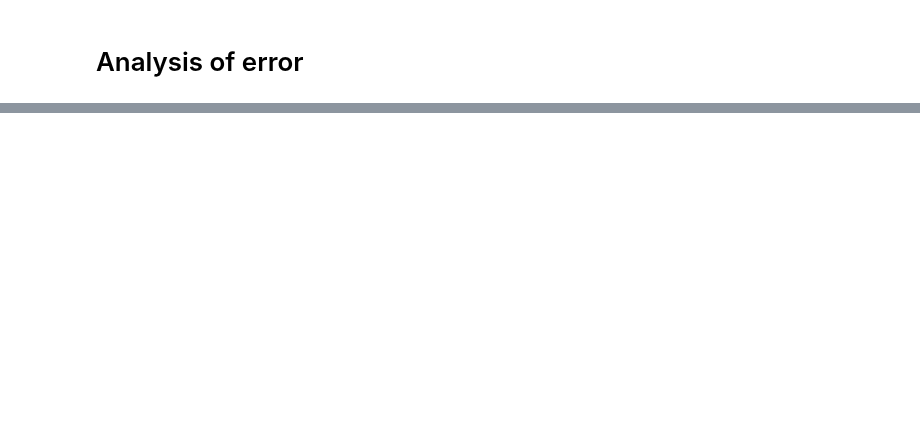
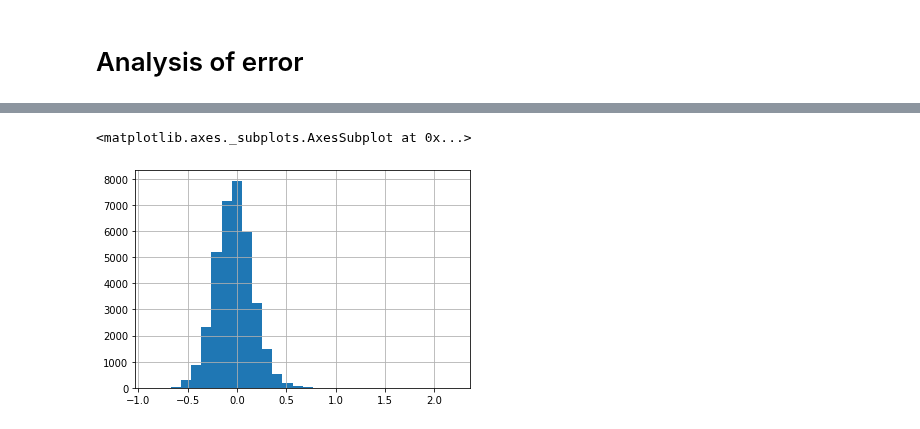
Before and after one commit to vkhmara/EPAM-Internship, a Jupyter notebook: Rossmann Store Sales/Time series forecasting.ipynb, the cells around one changed output, grey strips where cells are left out. Saved outputs shown, nothing was run; the diff lists cells and outputs as text; code cells hidden in the pictures; blank space fills up the shorter version.

```diff
--- a/Rossmann Store Sales/Time series forecasting.ipynb
+++ b/Rossmann Store Sales/Time series forecasting.ipynb
@@ -317,2 +352,8 @@ X_test.head()
+# %%
+train_predict_df.loc[:, 'part_prediction'] = train_prediction
+
+val_predict_df.loc[:, 'part_prediction'] = val_prediction
+
+test_predict_df.loc[:, 'part_prediction'] = test_prediction
 # %%
 cm.refit(all_time_series)
@@ -320,0 +360,4 @@ test = pd.read_csv('data/test.csv')
+# %%
+train_prediction = cm.predict(X_train).clip(0)
+val_prediction = cm.predict(X_val).clip(0)
+test_prediction = cm.predict(X_test).clip(0)
@@ -367,0 +408,7 @@ score - 0.29496
+# %%
+val_predict_df['percent_error'] = (val_predict_df.part_prediction - val_predict_df.target) / val_predict_df.target
+# %%
+val_predict_df.percent_error.hist(bins=30)
+# %% [output]
+<matplotlib.axes._subplots.AxesSubplot at 0x...>
+[figure, added]
```
Also changed, not shown: parts of 55 cells of this notebook.
